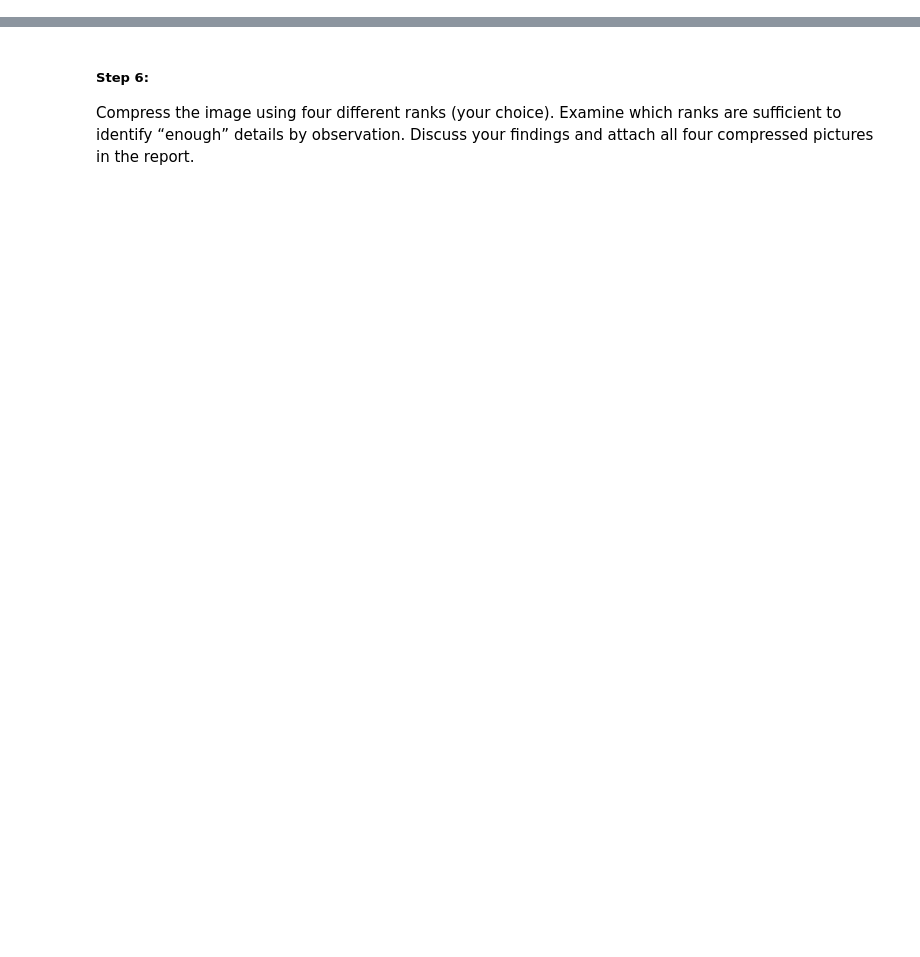
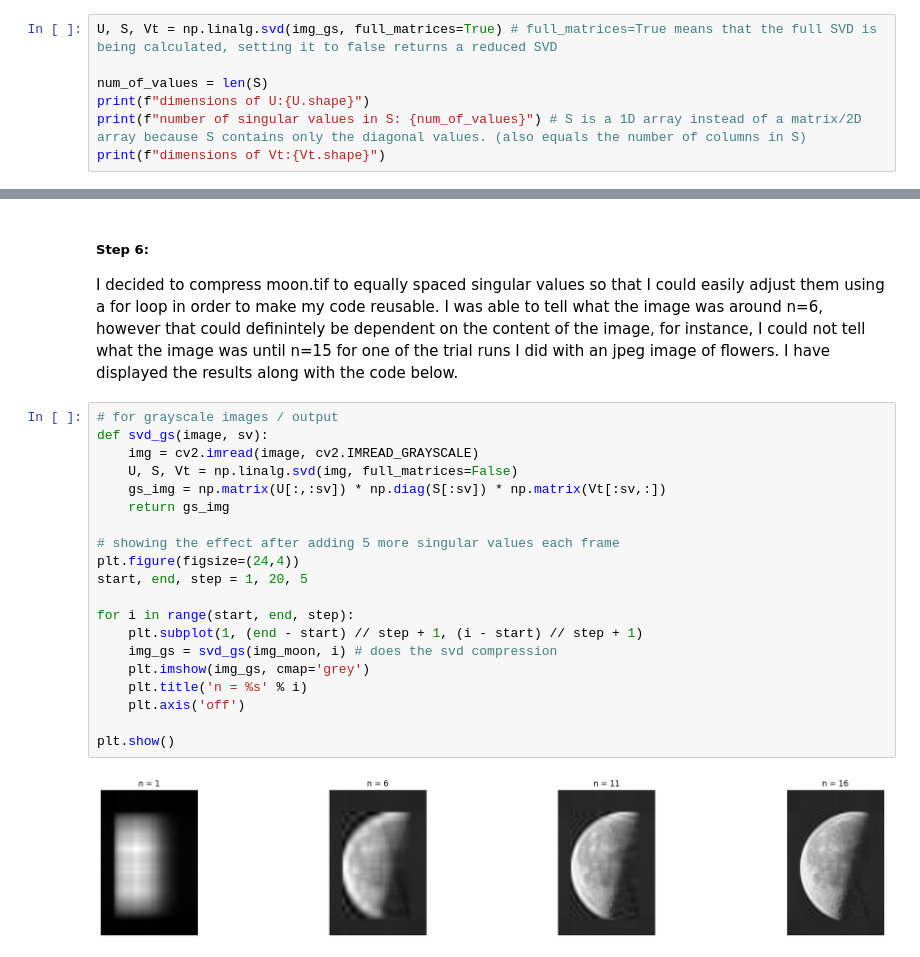
Before and after one commit to kmhswimgirl/svd_compression, a Jupyter notebook: svd_doc.ipynb, the cells around one changed output, grey strips where cells are left out. Drawn from its saved outputs; the diff is of its cells as text; blank space fills up the shorter version.

```diff
--- a/svd_doc.ipynb
+++ b/svd_doc.ipynb
@@ -64,0 +55,7 @@ condensed SVD.
+# %%
+U, S, Vt = np.linalg.svd(img_gs, full_matrices=True) # full_matrices=True means that the full SVD is being calculated, setting it to false returns a reduced SVD
+
+num_of_values = len(S)
+print(f"dimensions of U:{U.shape}")
+print(f"number of singular values in S: {num_of_values}") # S is a 1D array instead of a matrix/2D array because S contains only the diagonal values. (also equals the number of columns in S)
+print(f"dimensions of Vt:{Vt.shape}")
@@ -70,6 +75,26 @@ tion.
 # %% [markdown]
 ##### Step 6:
-Compress the image using four different ranks (your choice). Examine which ranks
-are sufficient to identify “enough” details by observation. Discuss your findings and
-attach all four compressed pictures in the report.
+I decided to compress moon.tif to equally spaced singular values so that I could easily adjust them using a for loop in order to make my code reusable. I was able to tell what the image was around n=6, however that could definintely be dependent on the content of the image, for instance, I could not tell what the image was until n=15 for one of the trial runs I did with an jpeg image of flowers. I have displayed the results along with the code below.
+# %%
+# for grayscale images / output
+def svd_gs(image, sv):
+    img = cv2.imread(image, cv2.IMREAD_GRAYSCALE)
+    U, S, Vt = np.linalg.svd(img, full_matrices=False)
+    gs_img = np.matrix(U[:,:sv]) * np.diag(S[:sv]) * np.matrix(Vt[:sv,:])
+    return gs_img
+
+# showing the effect after adding 5 more singular values each frame
+plt.figure(figsize=(24,4))
+start, end, step = 1, 20, 5
+
+for i in range(start, end, step):
+    plt.subplot(1, (end - start) // step + 1, (i - start) // step + 1)
+    img_gs = svd_gs(img_moon, i) # does the svd compression
+    plt.imshow(img_gs, cmap='grey')
+    plt.title('n = %s' % i)
+    plt.axis('off')
+
+plt.show()
+# %% [output]
+[figure, new version]
 # %% [markdown]
```
Also changed, not shown: parts of 20 cells of this notebook, 2 other files.
